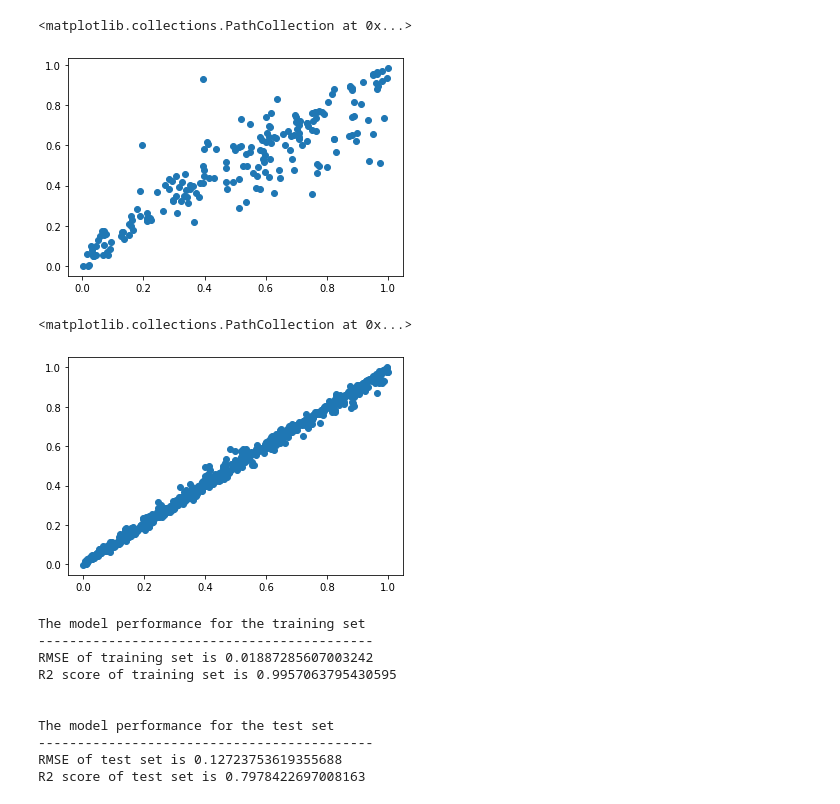
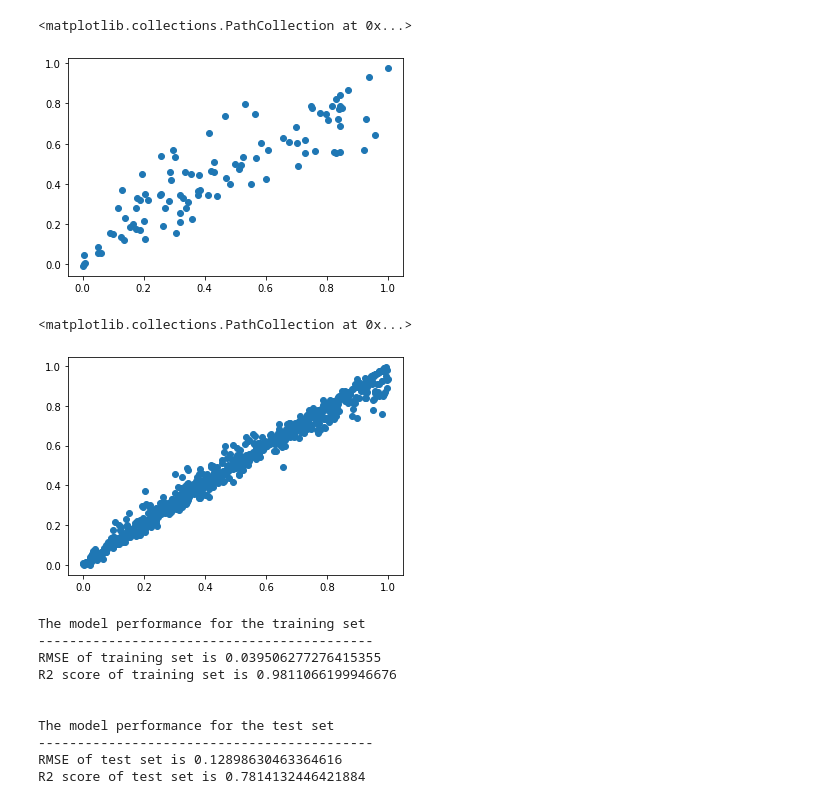
Before and after one commit to dharma610/Neural-network-model-for-compartmenral-model-SIR-and-SEIR-, a Jupyter notebook: part_2_Xgboost.ipynb, the cells around one changed output. Saved outputs shown, nothing was run; the diff lists cells and outputs as text; code cells hidden in the pictures.

```diff
--- a/part_2_Xgboost.ipynb
+++ b/part_2_Xgboost.ipynb
@@ -320,6 +324,6 @@ Best params: 0.7, 0.8, MAE: 0.1060906
 # %%
 params['subsample'] = .7
-params['colsample_bytree'] = .9
+params['colsample_bytree'] = 1.0
 # %%
 %time
 # This can take some time…
@@ -365,7 +369,7 @@ model = xgb.train(
     params,
     dtrain,
     num_boost_round=num_boost_round,
-    evals=[(dtest, "Test")],
+    evals=[(ddev, "DEV")],
     early_stopping_rounds=10
 )
 # %% [output]
@@ -392,6 +396,6 @@ best_model = xgb.train(
     params,
     dtrain,
     num_boost_round=num_boost_round,
-    evals=[(dtest, "Test")]
+    evals=[(ddev, "DEV")]
 )
 # %% [output]
@@ -422,6 +426,6 @@ best_model.save_model("my_model.model")
 loaded_model = xgb.Booster()
 loaded_model.load_model("my_model.model")
 # And use it for predictions.
-p = loaded_model.predict(dtest)
-q = loaded_model.predict(dtrain)
+y_test_pred = loaded_model.predict(dtest1)
+y_train_pred = loaded_model.predict(dtrain)
 # %% [output]
@@ -429,19 +433,19 @@ q = loaded_model.predict(dtrain)
 # %%
-plt.scatter(y_test,p)
+plt.scatter(y_test_1,y_test_pred)
 # %% [output]
 <matplotlib.collections.PathCollection at 0x...>
-[figure, old version]
+[figure, new version]
 # %%
-plt.scatter(y_train,q)
+plt.scatter(y_train,y_train_pred)
 # %% [output]
 <matplotlib.collections.PathCollection at 0x...>
-[figure, old version]
+[figure, new version]
 # %%
-rmse_train = np.sqrt(mean_squared_error(y_train,q))
-r2_train = r2_score(y_train, q)
+rmse_train = np.sqrt(mean_squared_error(y_train,y_train_pred))
+r2_train = r2_score(y_train, y_train_pred)
 # evaluating the model on test dataset
-rmse_test = np.sqrt(mean_squared_error(y_test, p))
-r2_test = r2_score(y_test, p)
+rmse_test = np.sqrt(mean_squared_error(y_test_1, y_test_pred))
+r2_test = r2_score(y_test_1, y_test_pred)
 
 print("The model performance for the training set")
 print("-------------------------------------------")
@@ -457,11 +461,11 @@ print("R2 score of test set is {}".format(r2_test))
 # %% [output]
 The model performance for the training set
 -------------------------------------------
-RMSE of training set is 0.01887285607003242
-R2 score of training set is 0.9957063795430595
+RMSE of training set is 0.039506277276415355
+R2 score of training set is 0.9811066199946676
 
 
 The model performance for the test set
 -------------------------------------------
-RMSE of test set is 0.12723753619355688
-R2 score of test set is 0.7978422697008163
+RMSE of test set is 0.12898630463364616
+R2 score of test set is 0.7814132446421884
```
Also changed, not shown: parts of 13 cells of this notebook.
